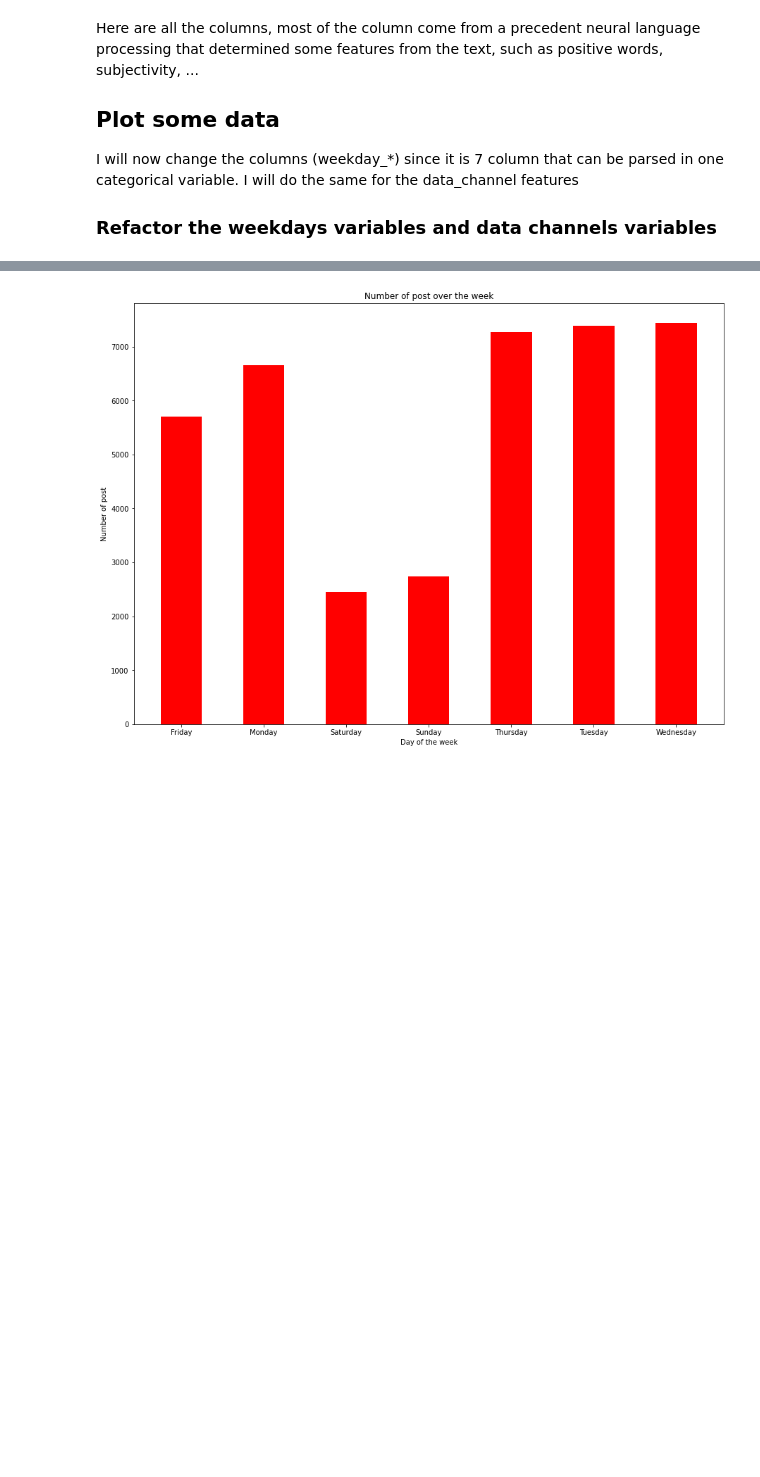
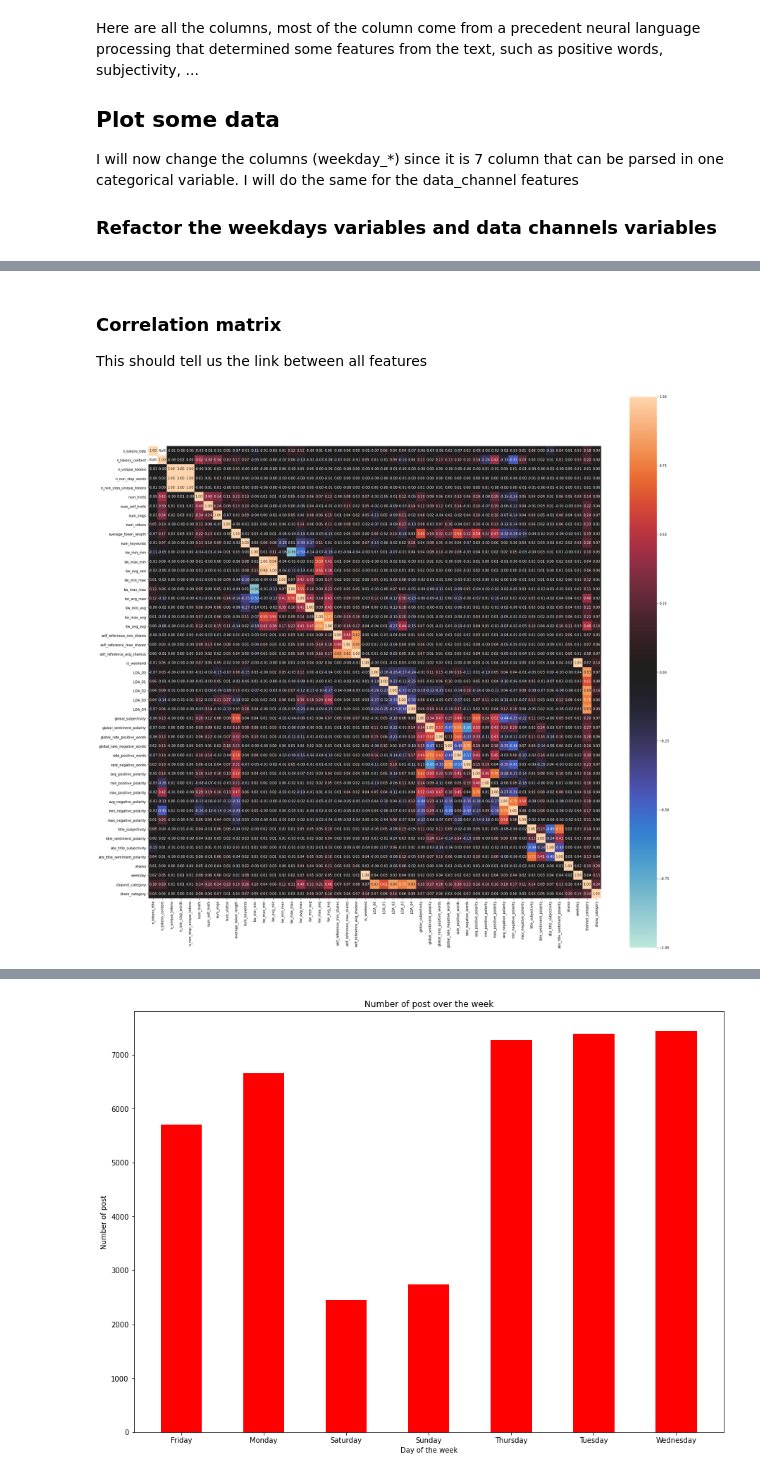
Before and after one commit to Tnemlec/OnlineNewsAnalysis, a Jupyter notebook: OnlineNews_Analysis.ipynb, the cells around one changed output, grey strips where cells are left out. Drawn from its saved outputs; the diff is of its cells as text; code cells hidden in the pictures; blank space fills up the shorter version.

```diff
--- a/OnlineNews_Analysis.ipynb
+++ b/OnlineNews_Analysis.ipynb
@@ -101 +100,10 @@ plt.title('Correlation Matrix', fontsize=16);
+# %% [markdown]
+### Correlation matrix
+
+This should tell us the link between all features
+# %%
+from dython.nominal import associations
+corr, ax = associations(data,figsize = (30,30))
+# %% [output]
+[figure, added]
 # %% [markdown]
```
Also changed, not shown: parts of 10 cells of this notebook, 2 other files.
